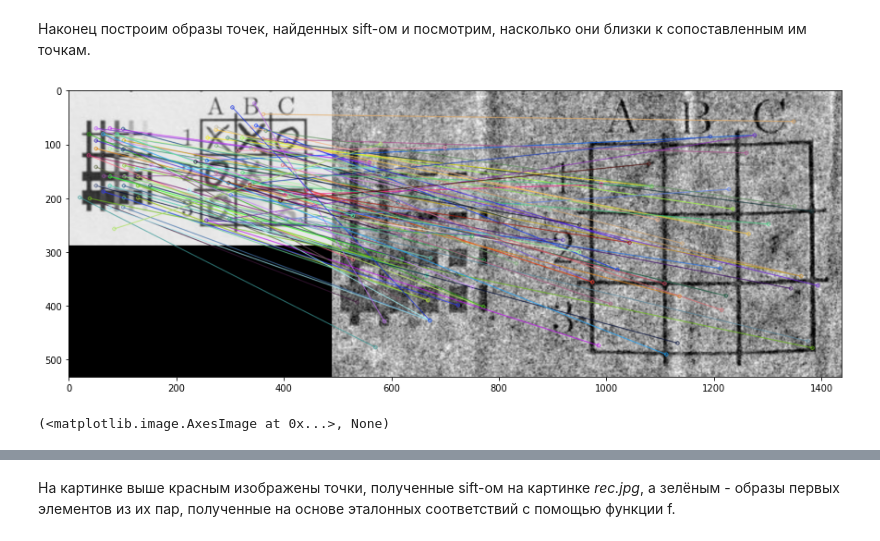
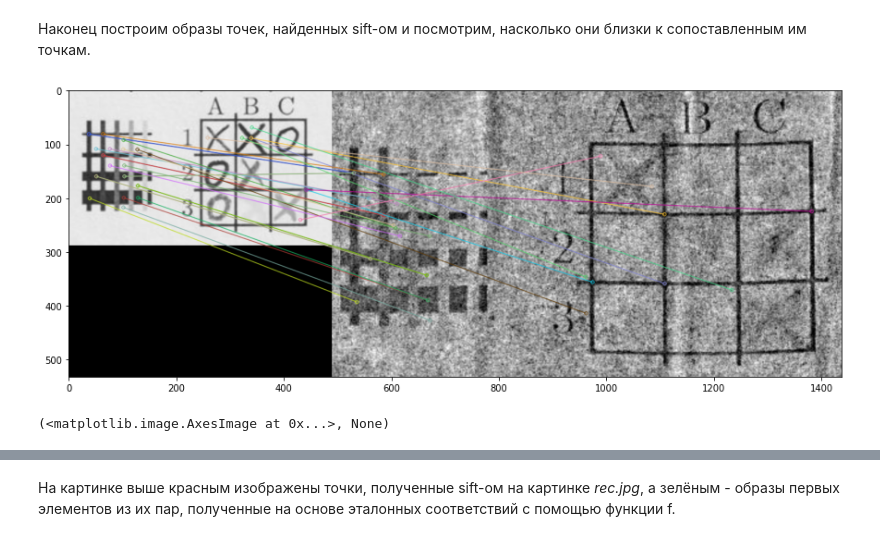
Before and after one commit to valkon29/innprac, a Jupyter notebook: notebook.ipynb, the cells around one changed output, grey strips where cells are left out. Cells and saved outputs as stored; diff of their text form; code cells hidden in the pictures.

```diff
--- a/notebook.ipynb
+++ b/notebook.ipynb
@@ -191,30 +191,30 @@ axarr[1].imshow(img_2)
 # %%
 import numpy as np
 import cv2 as cv
 import matplotlib.pyplot as plt
 
 img1 = cv.imread('origin.jpg', cv.IMREAD_GRAYSCALE)
 img2 = 255 - cv.imread('rec.jpg', cv.IMREAD_GRAYSCALE)
 
-sift = cv.SIFT_create(sigma=7, nOctaveLayers=3)
+sift = cv.SIFT_create(sigma=6.6, nOctaveLayers=2, edgeThreshold=500)
 
 kp1, des1 = sift.detectAndCompute(img1,None)
 kp2, des2 = sift.detectAndCompute(img2,None)
 
 bf = cv.BFMatcher()
 
 matches = bf.match(des1,des2)
 
 matches = sorted(matches, key = lambda x:x.distance)
 pairs = [ (kp1[match.queryIdx].pt, kp2[match.trainIdx].pt) for match in matches ]
 
-N = 100
+N = 30
 
 img3 = cv.drawMatches(img1,kp1,img2,kp2,matches[:N],None,flags=cv.DrawMatchesFlags_NOT_DRAW_SINGLE_POINTS)
 
 plt.figure(figsize =(15, 8))
 
 plt.imshow(img3),plt.show()
 # %% [output]
-[figure, old version]
+[figure, new version]
 (<matplotlib.image.AxesImage at 0x...>, None)
```
Also changed, not shown: parts of 12 cells of this notebook.
